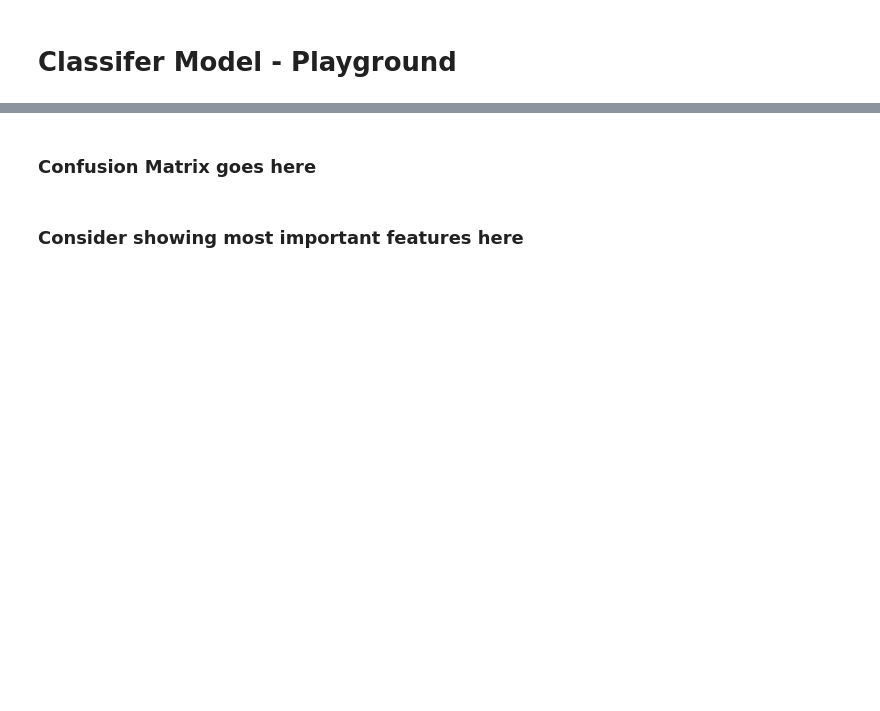
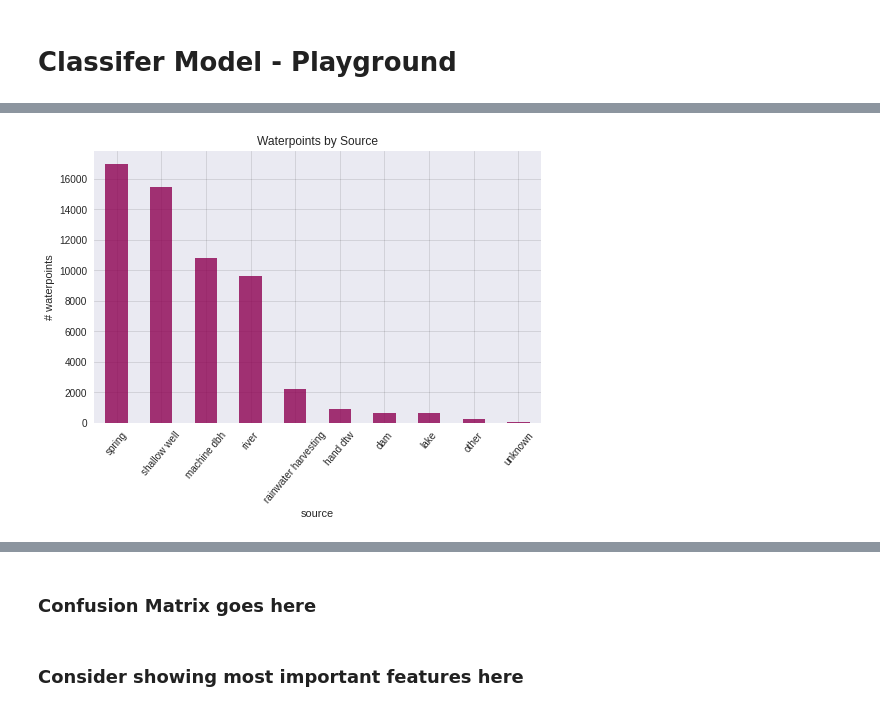
Before and after one commit to kulomady/dsc-phase-3-project, a Jupyter notebook: notebooks/model_playground.ipynb, the cells around one changed output, grey strips where cells are left out. Cells and saved outputs as stored; diff of their text form; code cells hidden in the pictures; blank space fills up the shorter version.

```diff
--- a/notebooks/model_playground.ipynb
+++ b/notebooks/model_playground.ipynb
@@ -156,0 +255,10 @@ test_df.describe()
+# %%
+# check out how many unknowns are in source col
+by_op_permit_status = train_df.groupby(['status_group','source'])['source'].value_counts()
+train_df['source'].value_counts().plot.bar(fontsize=10, rot=50, alpha = 0.80, figsize=(8,5), colormap='PiYG', title='Waterpoints by Source')
+plt.grid(color = 'black', alpha = 0.1, linestyle = '-', linewidth = 1)
+plt.xlabel('source')
+plt.ylabel('# waterpoints')
+plt.show()
+# %% [output]
+[figure, added]
```
Also changed, not shown: parts of 75 cells of this notebook, 4 other files.
